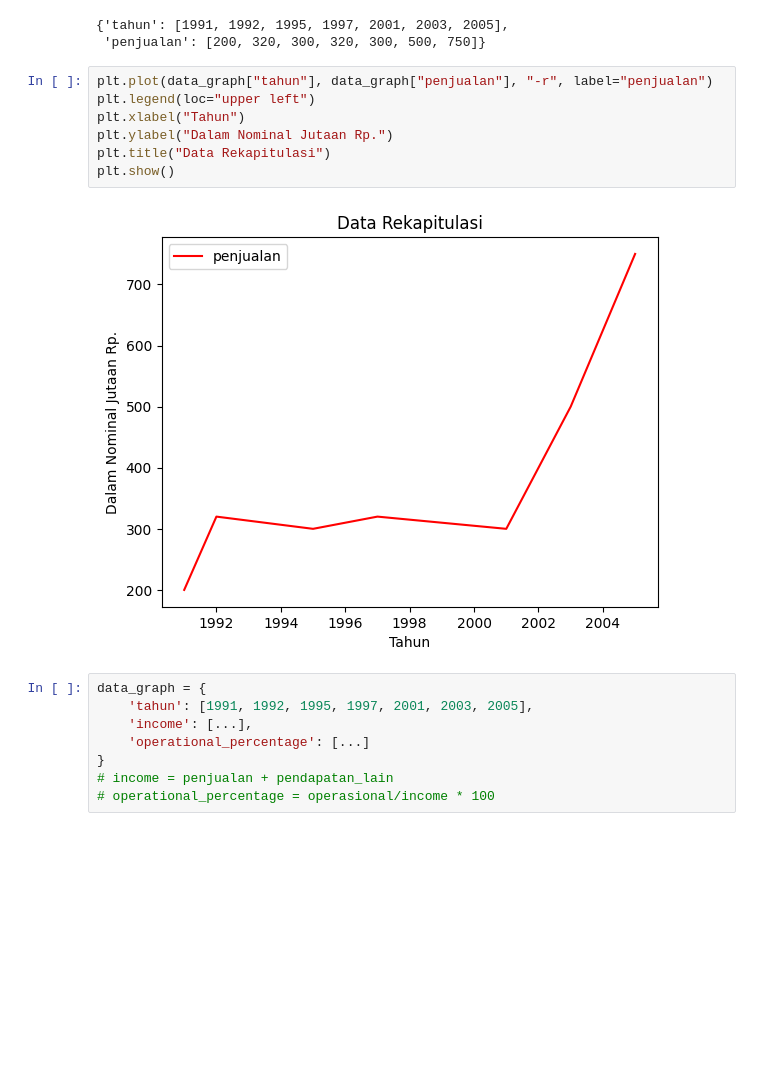
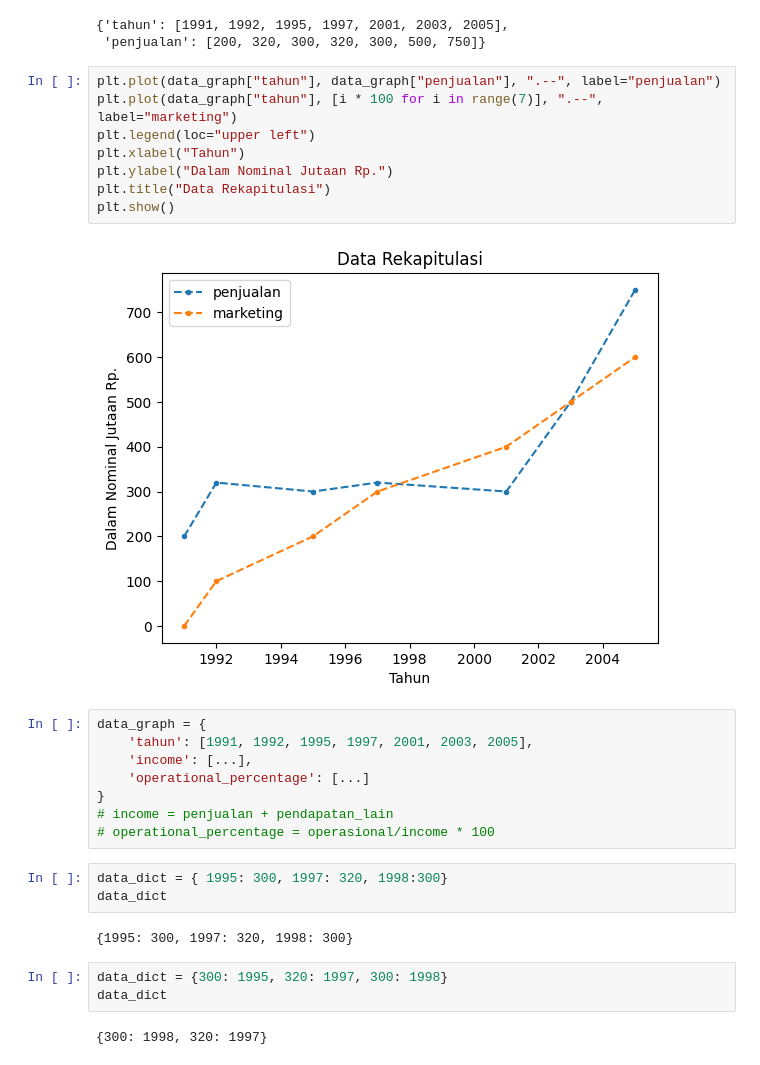
Before and after one commit to agungperdananto/Kecerdasan-Buatan, a Jupyter notebook: 615/data_rekap.ipynb, the cells around one changed output. Drawn from its saved outputs; the diff is of its cells as text; blank space fills up the shorter version.

Commit message:
update: data map , data graph

```diff
--- a/615/data_rekap.ipynb
+++ b/615/data_rekap.ipynb
@@ -102,14 +102,15 @@ data_graph
 {'tahun': [1991, 1992, 1995, 1997, 2001, 2003, 2005],
  'penjualan': [200, 320, 300, 320, 300, 500, 750]}
 # %%
-plt.plot(data_graph["tahun"], data_graph["penjualan"], "-r", label="penjualan")
+plt.plot(data_graph["tahun"], data_graph["penjualan"], ".--", label="penjualan")
+plt.plot(data_graph["tahun"], [i * 100 for i in range(7)], ".--", label="marketing")
 plt.legend(loc="upper left")
 plt.xlabel("Tahun")
 plt.ylabel("Dalam Nominal Jutaan Rp.")
 plt.title("Data Rekapitulasi")
 plt.show()
 # %% [output]
-[figure, old version]
+[figure, new version]
 # %%
 data_graph = {
     'tahun': [1991, 1992, 1995, 1997, 2001, 2003, 2005],
@@ -118,3 +119,13 @@ data_graph = {
 }
 # income = penjualan + pendapatan_lain
 # operational_percentage = operasional/income * 100
+# %%
+data_dict = { 1995: 300, 1997: 320, 1998:300}
+data_dict
+# %% [output]
+{1995: 300, 1997: 320, 1998: 300}
+# %%
+data_dict = {300: 1995, 320: 1997, 300: 1998}
+data_dict
+# %% [output]
+{300: 1998, 320: 1997}
```
